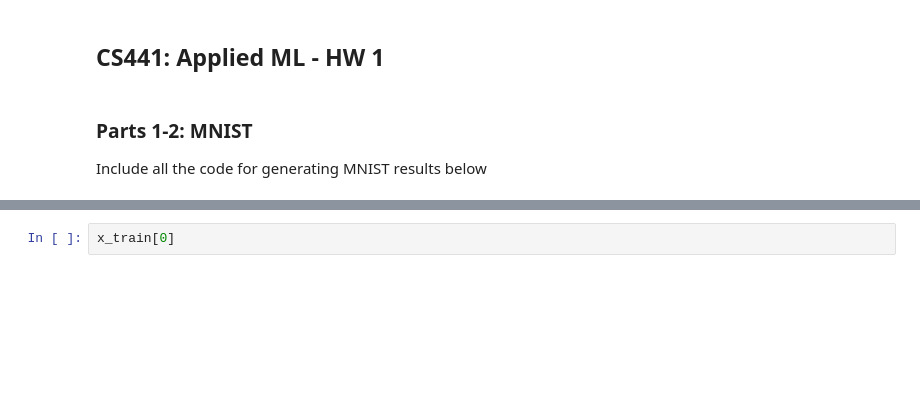
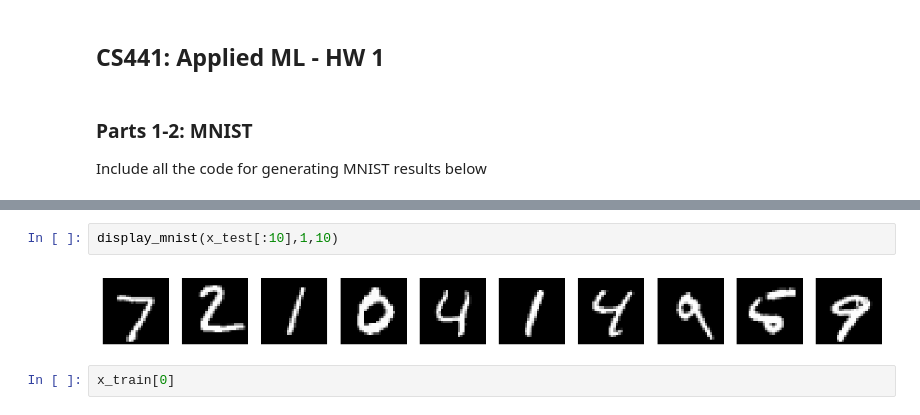
Before and after one commit to mhtang2/CS441, a Jupyter notebook: MP1/CS441_SP24_HW1_Starter.ipynb, the cells around one changed output, grey strips where cells are left out. Drawn from its saved outputs; the diff is of its cells as text; blank space fills up the shorter version.

```diff
--- a/MP1/CS441_SP24_HW1_Starter.ipynb
+++ b/MP1/CS441_SP24_HW1_Starter.ipynb
@@ -51,3 +58,7 @@ Total size: train=60000, test =10000
+# %%
+display_mnist(x_test[:10],1,10)
+# %% [output]
+[figure, added]
 # %%
 x_train[0]
 # %% [output]
```
Also changed, not shown: parts of 21 cells of this notebook, 4 other files.
